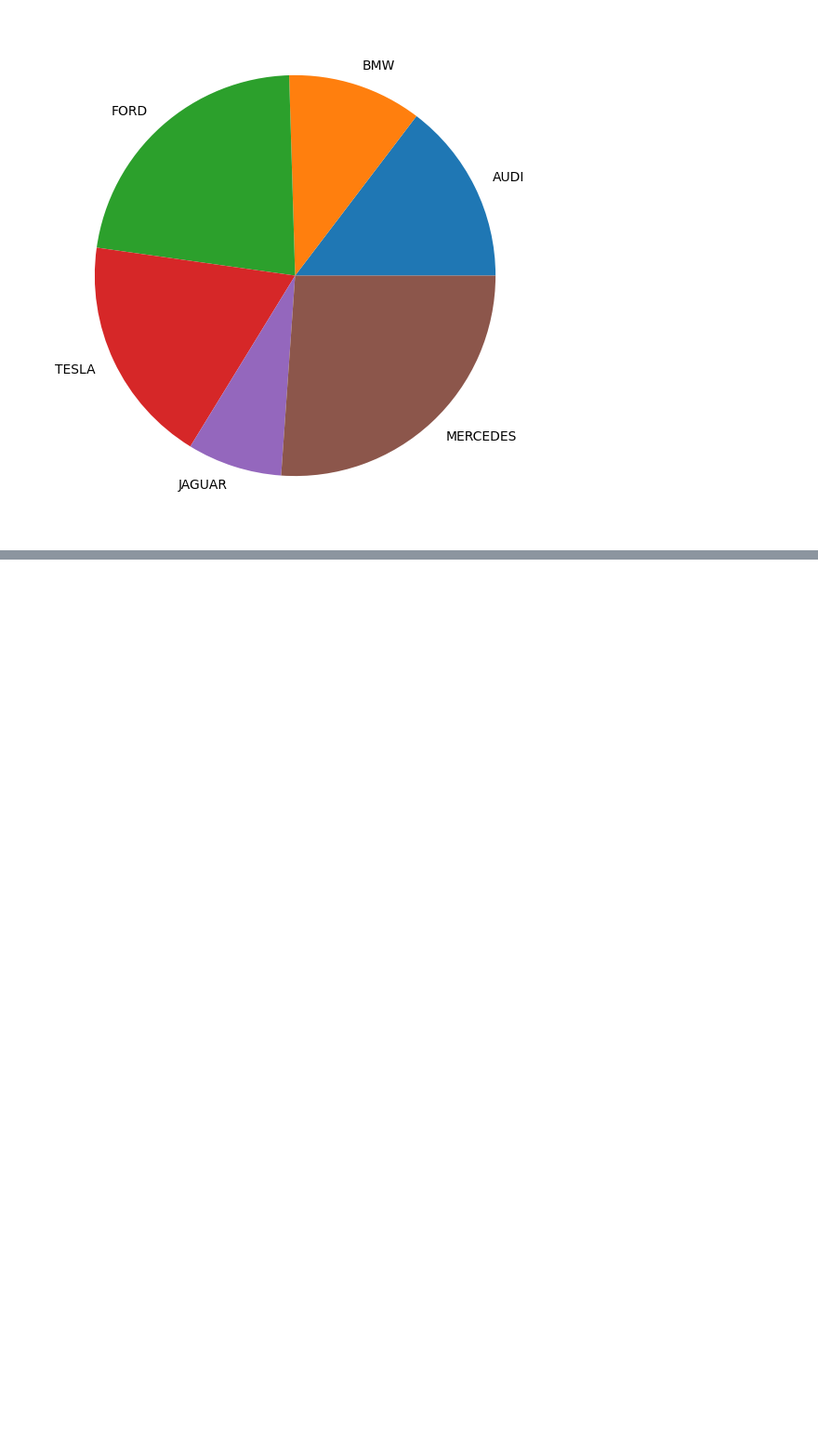
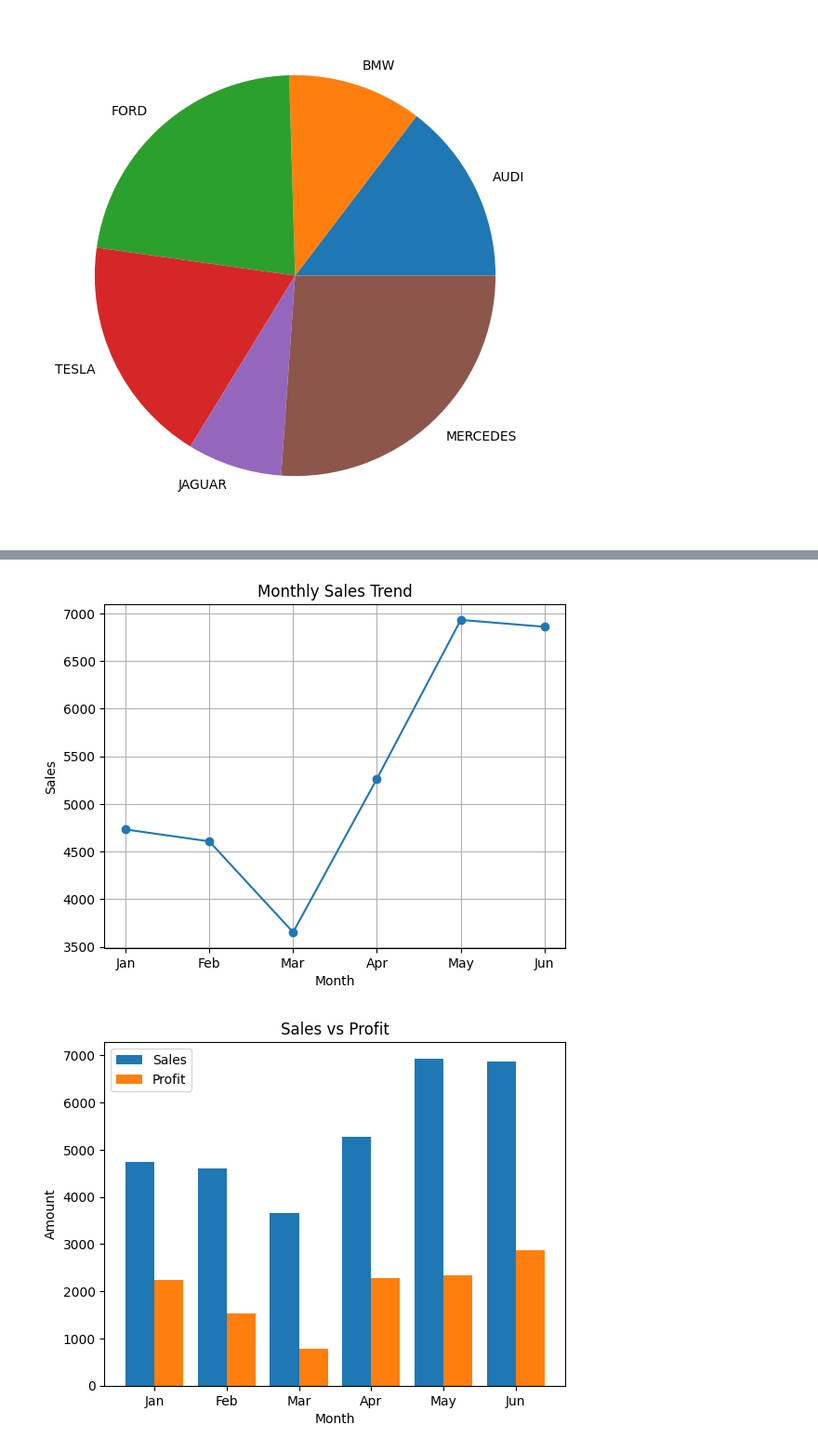
Before and after one commit to Sonasunils/Artificial-intelligence-and-machine-learning, a Jupyter notebook: 4.Matplotlib/4.piechart.ipynb, the cells around one changed output, grey strips where cells are left out. Shown at 93% size. Saved outputs shown, nothing was run; the diff lists cells and outputs as text; code cells hidden in the pictures; blank space fills up the shorter version.

```diff
--- a/4.Matplotlib/4.piechart.ipynb
+++ b/4.Matplotlib/4.piechart.ipynb
@@ -74,0 +73,72 @@ plt.show()
+# %%
+import numpy as np
+import pandas as pd
+import matplotlib.pyplot as plt
+
+# -------------------------------
+# STEP 1: Create Dataset (NumPy)
+# -------------------------------
+np.random.seed(0)
+
+months = ["Jan", "Feb", "Mar", "Apr", "May", "Jun"]
+sales = np.random.randint(2000, 10000, 6)
+profit = np.random.randint(500, 3000, 6)
+
+# Create DataFrame (Pandas)
+df = pd.DataFrame({
+    "Month": months,
+    "Sales": sales,
+    "Profit": profit
+})
+
+print("DATASET:\n", df)
+
+# -------------------------------
+# STEP 2: LINE CHART (Sales Trend)
+# -------------------------------
+plt.figure()
+plt.plot(df["Month"], df["Sales"], marker='o')
+plt.title("Monthly Sales Trend")
+plt.xlabel("Month")
+plt.ylabel("Sales")
+plt.grid(True)
+plt.show()
+
+# -------------------------------
+# STEP 3: BAR CHART (Sales vs Profit)
+# -------------------------------
+plt.figure()
+x = np.arange(len(months))
+
+plt.bar(x - 0.2, df["Sales"], width=0.4, label="Sales")
+plt.bar(x + 0.2, df["Profit"], width=0.4, label="Profit")
+
+plt.xticks(x, months)
+plt.title("Sales vs Profit")
+plt.xlabel("Month")
+plt.ylabel("Amount")
+plt.legend()
+plt.show()
+
+# -------------------------------
+# STEP 4: SCATTER PLOT (Relationship)
+# -------------------------------
+plt.figure()
+plt.scatter(df["Sales"], df["Profit"], c=df["Profit"], cmap='magma')
+
+plt.colorbar(label="Profit Level")
+plt.title("Sales vs Profit Relationship")
+plt.xlabel("Sales")
+plt.ylabel("Profit")
+plt.show()
+
+# -------------------------------
+# STEP 5: PIE CHART (Total Distribution)
+# -------------------------------
+total_sales = df["Sales"]
+
+plt.figure()
+plt.pie(total_sales, labels=df["Month"], autopct='%1.1f%%')
+plt.title("Sales Distribution by Month")
+plt.show()
+# %% [output]
@@ -74,0 +153,2 @@ plt.show()
+[figure, added]
+[figure, added]
```
Also changed, not shown: parts of 3 cells of this notebook.
